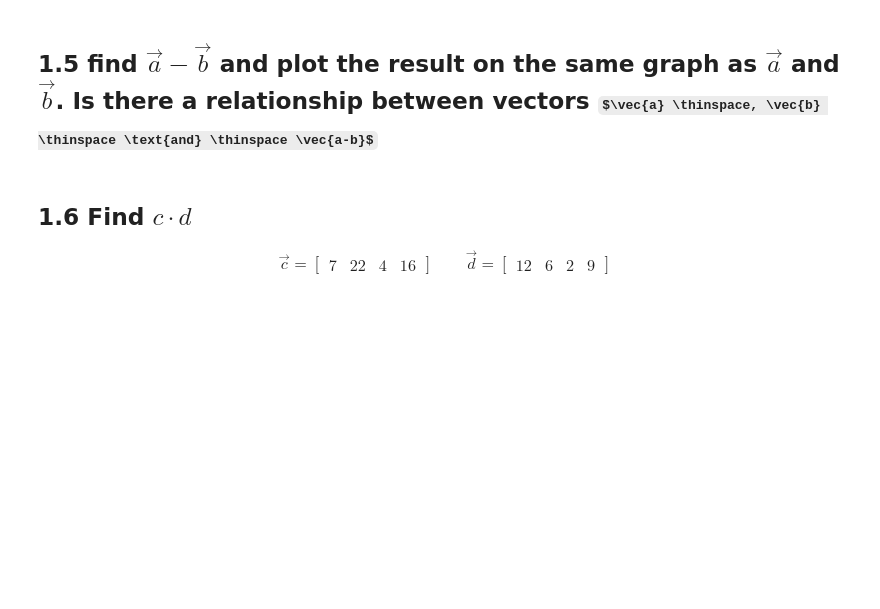
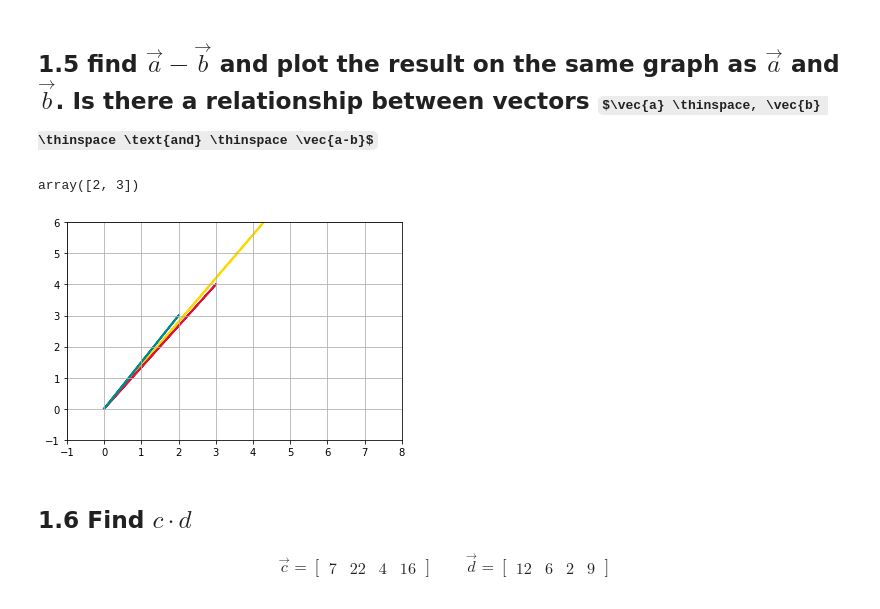
Before and after one commit to techthumb1/DS-Unit-1-Sprint-3-Linear-Algebra, a Jupyter notebook: module1-vectors-and-matrices/Dspt5_DS_131_Vectors_and_Matrices_Assignment_Jason_Robinson.ipynb, the cells around one changed output. Cells and saved outputs as stored; diff of their text form; code cells hidden in the pictures; some formulas as TeX source; blank space fills up the shorter version.

```diff
--- a/module1-vectors-and-matrices/Dspt5_DS_131_Vectors_and_Matrices_Assignment_Jason_Robinson.ipynb
+++ b/module1-vectors-and-matrices/Dspt5_DS_131_Vectors_and_Matrices_Assignment_Jason_Robinson.ipynb
@@ -162,6 +162,28 @@ np.dot(a,b)
 43
 # %% [markdown]
 ## 1.5 find $\vec{a} - \vec{b}$ and plot the result on the same graph as $\vec{a}$ and $\vec{b}$. Is there a relationship between vectors $\vec{a} \thinspace, \vec{b} \thinspace \text{and} \thinspace \vec{a-b}$
+# %%
+c = np.array([5,7])-np.array([3,4])
+c
+# %% [output]
+array([2, 3])
+# %%
+fig, ax = plt.subplots()
+ax.grid()
+plt.xlim(-1, 8)
+plt.ylim(-1, 6)
+
+for color, vector in [('gold',a), ('crimson',b), ('darkcyan',c)]:
+    plt.arrow(0, 0,
+              vector[0],
+              vector[1],
+              head_width=.02,
+              head_length=0.01,
+              linewidth=2,
+              color = color)
+plt.show()
+# %% [output]
+[figure, added]
 # %% [markdown]
 ## 1.6 Find $c \cdot d$
 
```
Also changed, not shown: parts of 4 cells of this notebook.
